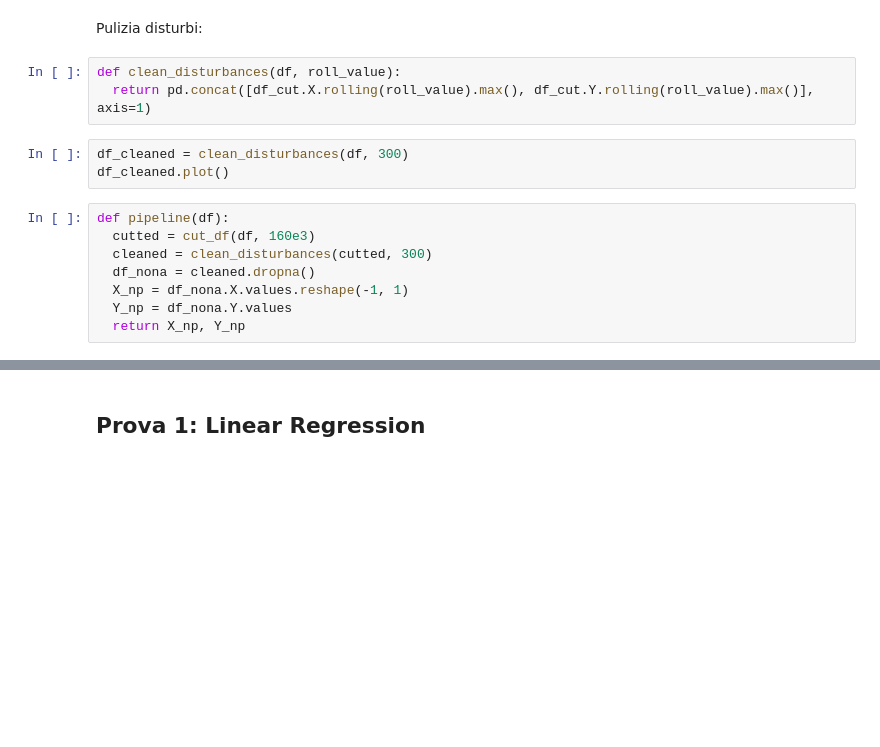
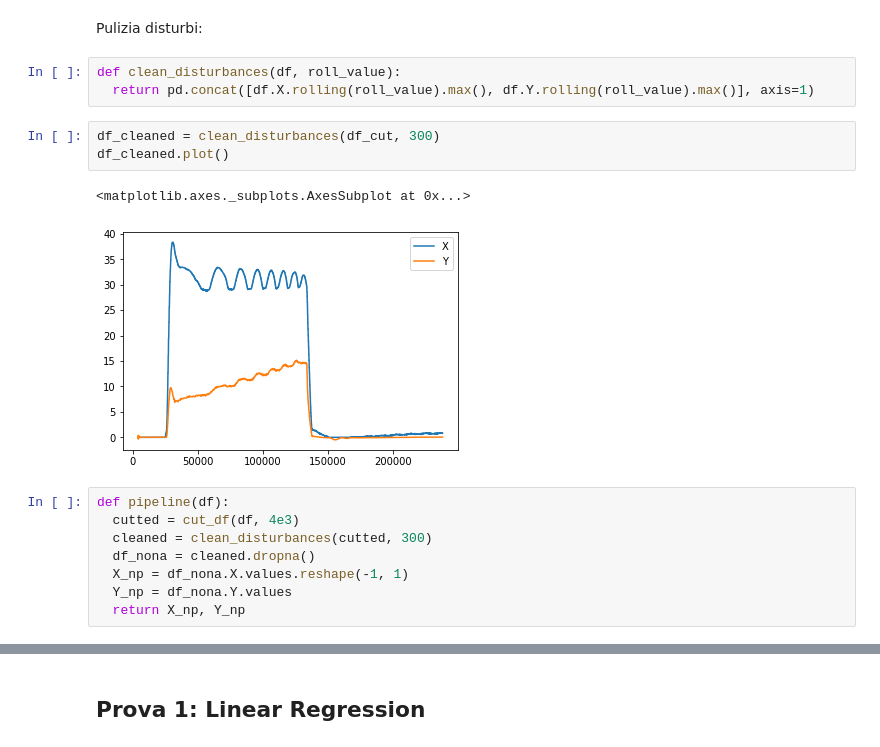
Before and after one commit to MarcoV02/bldc_project_work, a Jupyter notebook: modello_data_based.ipynb, the cells around one changed output, grey strips where cells are left out. Drawn from its saved outputs; the diff is of its cells as text; blank space fills up the shorter version.

```diff
--- a/modello_data_based.ipynb
+++ b/modello_data_based.ipynb
@@ -41,13 +58,16 @@ cut_df(df, 4e3).plot()
 Pulizia disturbi:
 # %%
 def clean_disturbances(df, roll_value):
-  return pd.concat([df_cut.X.rolling(roll_value).max(), df_cut.Y.rolling(roll_value).max()], axis=1)
+  return pd.concat([df.X.rolling(roll_value).max(), df.Y.rolling(roll_value).max()], axis=1)
 # %%
-df_cleaned = clean_disturbances(df, 300)
+df_cleaned = clean_disturbances(df_cut, 300)
 df_cleaned.plot()
+# %% [output]
+<matplotlib.axes._subplots.AxesSubplot at 0x...>
+[figure, added]
 # %%
 def pipeline(df):
-  cutted = cut_df(df, 160e3)
+  cutted = cut_df(df, 4e3)
   cleaned = clean_disturbances(cutted, 300)
   df_nona = cleaned.dropna()
   X_np = df_nona.X.values.reshape(-1, 1)
```
Also changed, not shown: parts of 10 cells of this notebook.
